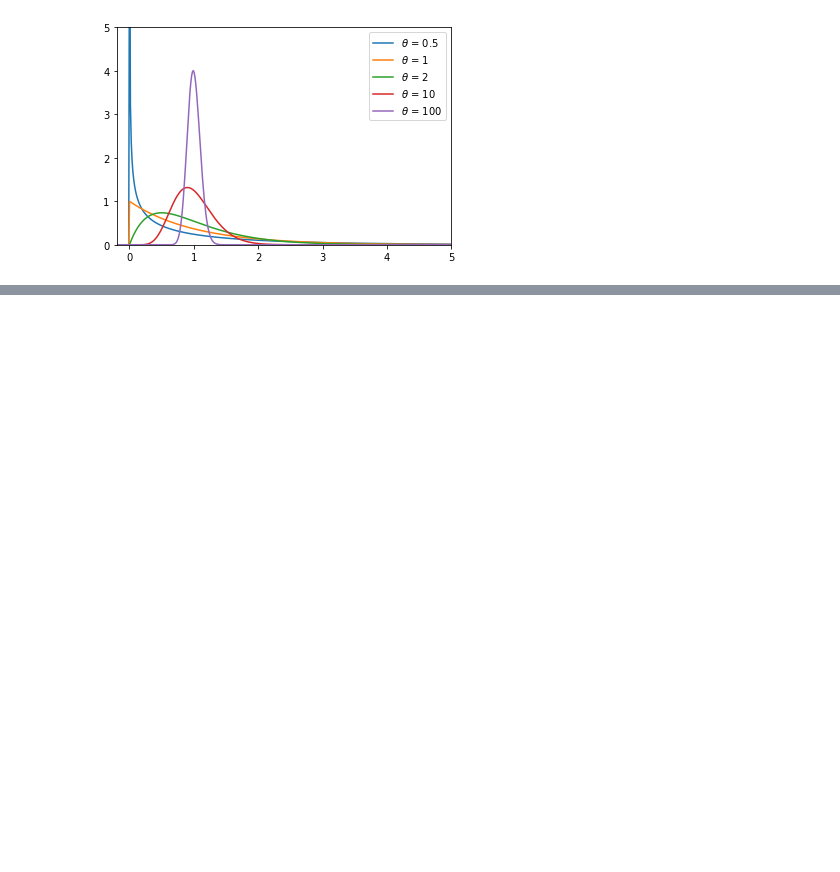
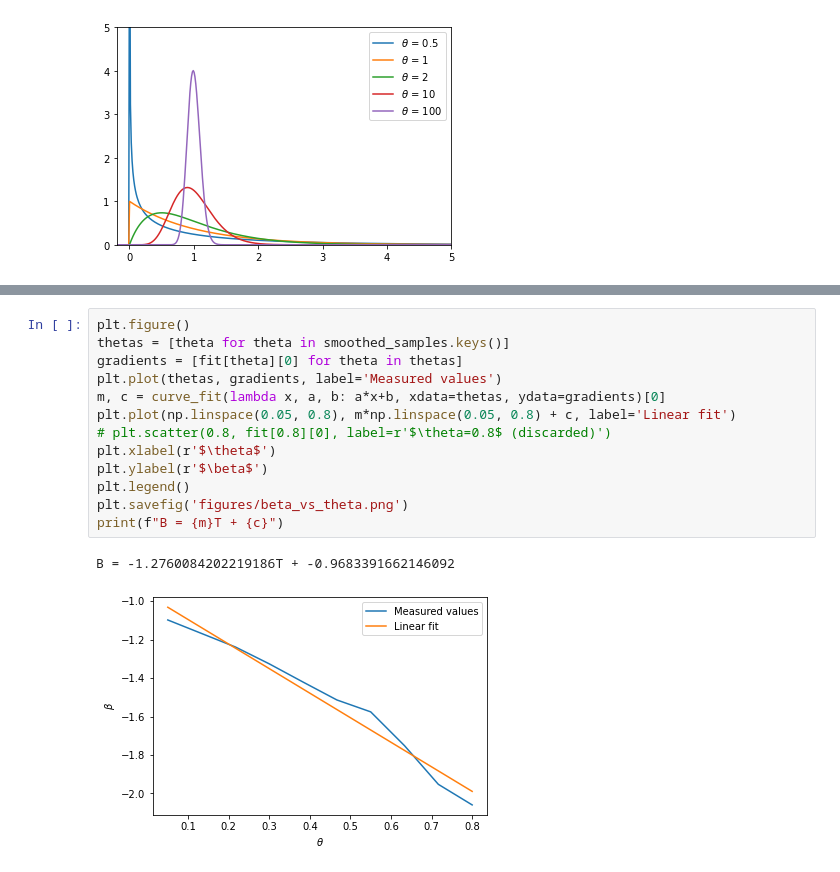
Before and after one commit to theo-brown/3f3-lab, a Jupyter notebook: Jupyter Notebook.ipynb, the cells around one changed output, grey strips where cells are left out. Drawn from its saved outputs; the diff is of its cells as text; blank space fills up the shorter version.

```diff
--- a/Jupyter Notebook.ipynb
+++ b/Jupyter Notebook.ipynb
@@ -546,0 +578,16 @@ for theta in [0.5, 1, 2, 10, 100]:
+# %%
+plt.figure()
+thetas = [theta for theta in smoothed_samples.keys()]
+gradients = [fit[theta][0] for theta in thetas]
+plt.plot(thetas, gradients, label='Measured values')
+m, c = curve_fit(lambda x, a, b: a*x+b, xdata=thetas, ydata=gradients)[0]
+plt.plot(np.linspace(0.05, 0.8), m*np.linspace(0.05, 0.8) + c, label='Linear fit')
+# plt.scatter(0.8, fit[0.8][0], label=r'$\theta=0.8$ (discarded)')
+plt.xlabel(r'$\theta$')
+plt.ylabel(r'$\beta$')
+plt.legend()
+plt.savefig('figures/beta_vs_theta.png')
+print(f"B = {m}T + {c}")
+# %% [output]
+B = -1.2760084202219186T + -0.9683391662146092
+[figure, added]
```
Also changed, not shown: parts of 22 cells of this notebook, 46 other files.
